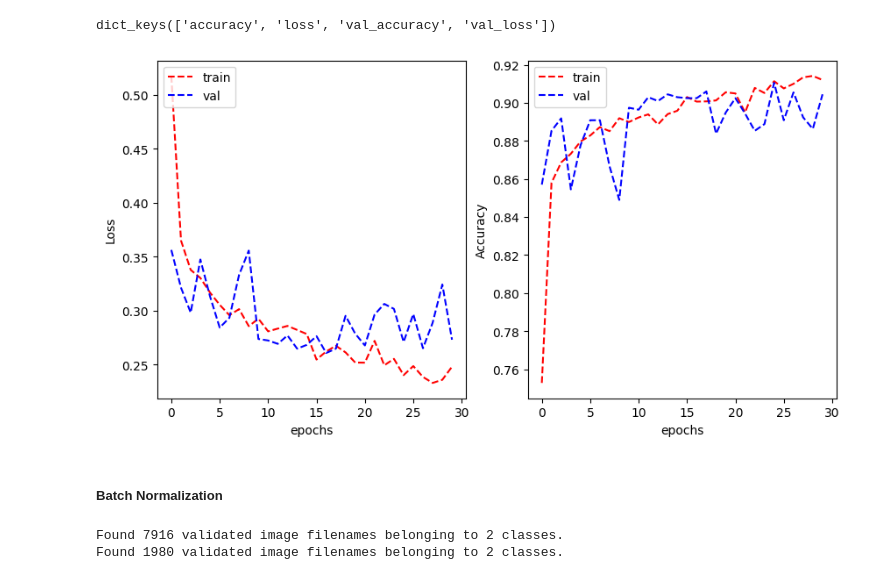
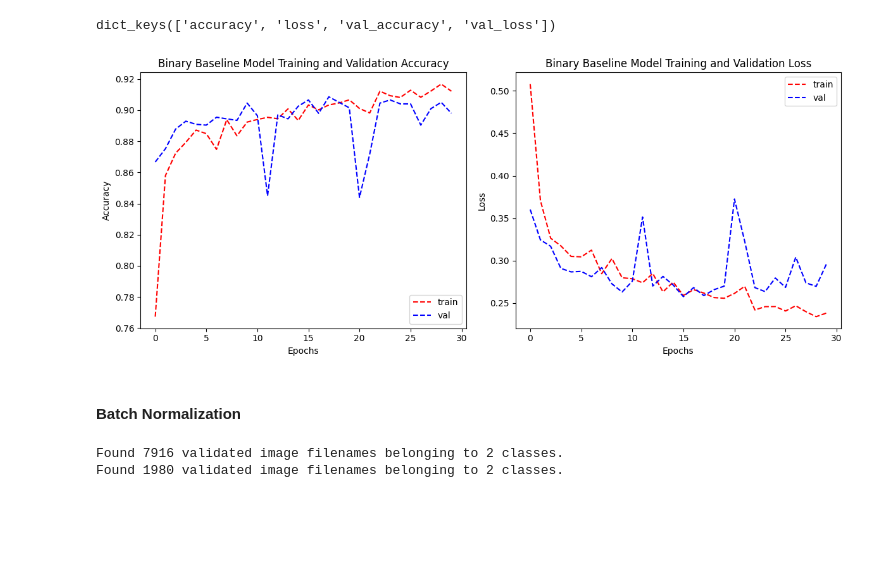
Before and after one commit to Colossus08/ML-Assignment-2, a Jupyter notebook: ML_Assignment_2.ipynb, the cells around one changed output. Drawn from its saved outputs; the diff is of its cells as text; code cells hidden in the pictures; blank space fills up the shorter version.

```diff
--- a/ML_Assignment_2.ipynb
+++ b/ML_Assignment_2.ipynb
@@ -548,2 +340,0 @@ model.compile(optimizer='adam',loss='sparse_categorical_crossentropy',metrics=['
-# %%
-history=model.fit(training_generator,epochs=30,validation_data=validation_generator)
@@ -871,21 +891,3 @@ import matplotlib.pyplot as plt
 bin_history.history.keys()
 # %% [output]
 dict_keys(['accuracy', 'loss', 'val_accuracy', 'val_loss'])
-# %%
-plt.figure(figsize=(10,5))
-plt.subplot(1,2,1)
-plt.plot(bin_history.history['loss'], 'r--')
-plt.plot(bin_history.history['val_loss'], 'b--')
-plt.xlabel("epochs")
-plt.ylabel("Loss")
-plt.legend(['train', 'val'], loc='upper left')
-
-plt.subplot(1,2,2)
-plt.plot(bin_history.history['accuracy'], 'r--')
-plt.plot(bin_history.history['val_accuracy'], 'b--')
-plt.xlabel("epochs")
-plt.ylabel("Accuracy")
-plt.legend(['train', 'val'], loc='upper left')
-plt.show()
-# %% [output]
-[figure, removed]
@@ -892,5 +917,9 @@ plt.show()
+# %%
+plot_training_history(bin_history, model_name= "Binary Baseline Model")
+# %% [output]
+[figure, added]
 # %% [markdown]
-##### Batch Normalization
+#### Batch Normalization
 # %%
 batch_bin_training_generator=bin_training_datagen.flow_from_dataframe(
     dataframe=bin_train_df,
```
Also changed, not shown: parts of 117 cells of this notebook.
